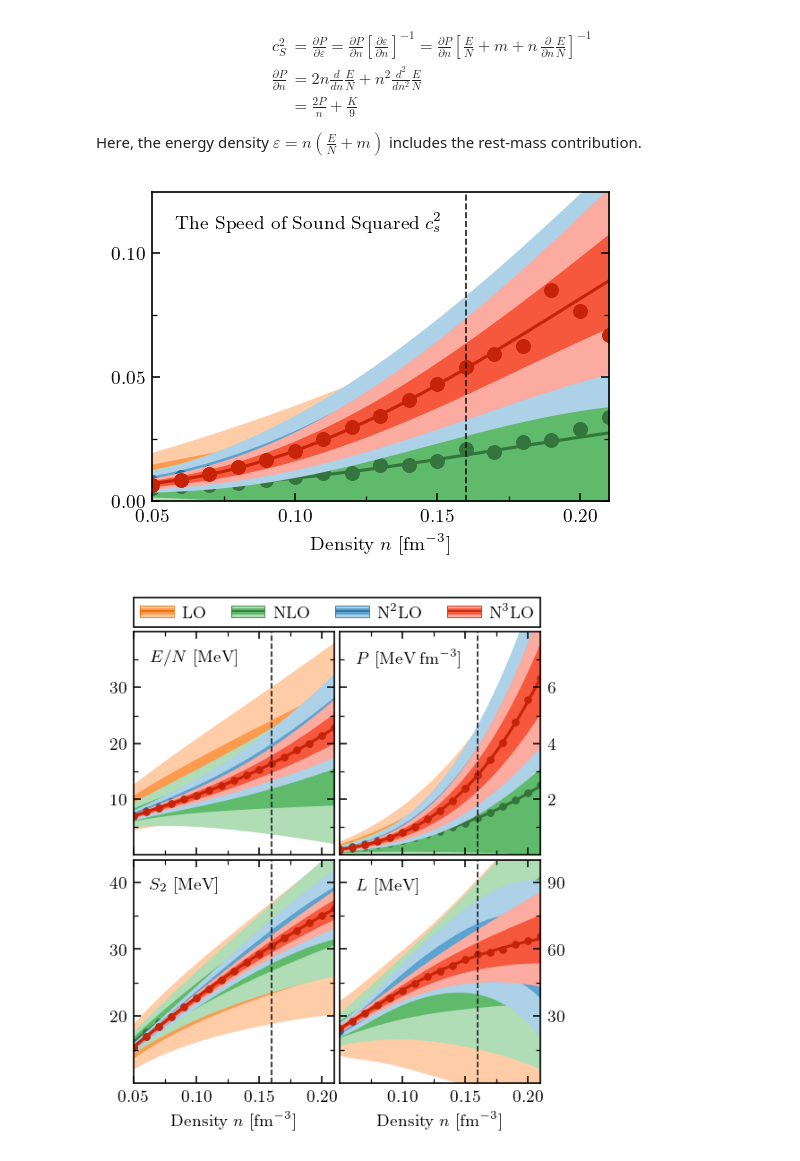
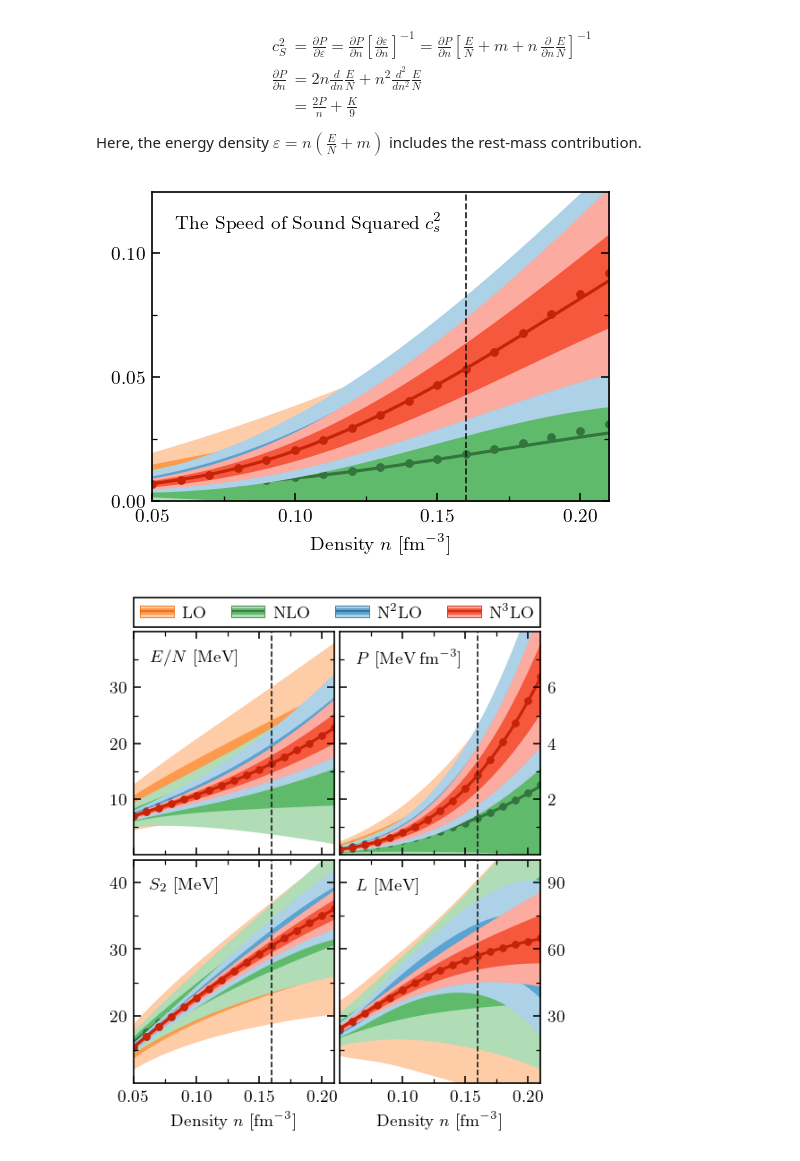
Before and after one commit to buqeye/nuclear-matter-convergence, a Jupyter notebook: analysis/derivatives-bands.ipynb, the cells around one changed output. Saved outputs shown, nothing was run; the diff lists cells and outputs as text; code cells hidden in the pictures.

```diff
--- a/analysis/derivatives-bands.ipynb
+++ b/analysis/derivatives-bands.ipynb
@@ -702,7 +751,7 @@ def plot_with_and_without_truncation(
 
 def plot_obs_vs_density(
     density, y, std, density_data=None, y_data=None, add_nsat=True, ax=None,
-    zorder=None, c='k', markersize=None, **kwargs
+    zorder=None, c='k', markersize=3, **kwargs
 ):
     if ax is None:
         fig, ax = plt.subplots(1, 2, sharey=True, sharex=True, figsize=(7, 3))
@@ -750,7 +799,8 @@ for i, n in enumerate(orders):
         obs_nuclear.get_std(order=n, deriv=0, include_trunc=False),
         obs_nuclear.get_std(order=n, deriv=0, include_trunc=True),
         density_data=density,
-        y_data=y_s_2_plus_3bf[:, i],
+#         y_data=y_s_2_plus_3bf[:, i],
+        y_data=obs_nuclear.poly_interp(order=n, deriv=0),
         axes=axes,
         color_68=colors[i],
         color_95=light_colors[i],
@@ -880,15 +932,22 @@ for i, n in enumerate(orders):
     pressure_n_std = np.sqrt(np.diag(pressure_n_cov))
 
     # Try both derivatives:
-#     pressure_finite_diff_n = compute_pressure(
+#     pressure_alt_diff_n = compute_pressure(
 #         obs_neutron.density,
 #         obs_neutron.kf,
 #         dE=obs_neutron.finite_difference(order=n, deriv=1, wrt_kf=True)
 #     )
-    pressure_finite_diff_n = compute_pressure(
+#     pressure_alt_diff_n = compute_pressure(
+#         obs_neutron.density,
+#         obs_neutron.kf,
+#         dE=obs_neutron.finite_difference(order=n, deriv=1, wrt_kf=False),
+#         wrt_kf=False
+#     )
+
+    pressure_alt_diff_n = compute_pressure(
         obs_neutron.density,
         obs_neutron.kf,
-        dE=obs_neutron.finite_difference(order=n, deriv=1, wrt_kf=False),
+        dE=obs_neutron.poly_interp(order=n, deriv=1, wrt_kf=False),
         wrt_kf=False
     )
 
@@ -903,7 +962,7 @@ for i, n in enumerate(orders):
         add_nsat=i==0,
         zorder=i/10,
         density_data=obs_neutron.density,
-        y_data=pressure_finite_diff_n,
+        y_data=pressure_alt_diff_n,
     )
 ax.set_title('Neutron Matter')
 ax.set_ylabel('Pressure $P$ [MeV\,fm$^{-3}$]');
@@ -1226,47 +1314,56 @@ for i, n in enumerate(orders):
     speed_of_sound_mean = np.nanmean(speed_of_sound_samples, axis=0)
     speed_of_sound_std = np.nanstd(speed_of_sound_samples, axis=0)
 
-    speed_of_sound_finite_diff = compute_speed_of_sound(
-        obs_neutron.density,
-        obs_neutron.kf,
-        E=obs_neutron.finite_difference(order=n, deriv=0, wrt_kf=True),
-        dE=obs_neutron.finite_difference(order=n, deriv=1, wrt_kf=True),
-        d2E=obs_neutron.finite_difference(order=n, deriv=2, wrt_kf=True),
-        mass=mass_neutron
-    )
-#     speed_of_sound_finite_diff = compute_speed_of_sound(
+#     speed_of_sound_alt_diff = compute_speed_of_sound(
+#         obs_neutron.density,
+#         obs_neutron.kf,
+#         E=obs_neutron.finite_difference(order=n, deriv=0, wrt_kf=True),
+#         dE=obs_neutron.finite_difference(order=n, deriv=1, wrt_kf=True),
+#         d2E=obs_neutron.finite_difference(order=n, deriv=2, wrt_kf=True),
+#         mass=mass_neutron
+#     )
+#     speed_of_sound_alt_diff = compute_speed_of_sound(
 #         obs_neutron.density,
 #         obs_neutron.kf,
 #         E=obs_neutron.finite_difference(order=n, deriv=0, wrt_kf=False),
 #         dE=obs_neutron.finite_difference(order=n, deriv=1, wrt_kf=False),
 #         d2E=obs_neutron.finite_difference(order=n, deriv=2, wrt_kf=False),
 #         mass=mass_neutron,
 #         wrt_kf=False,
 #     )
+    speed_of_sound_alt_diff = compute_speed_of_sound(
+        obs_neutron.density,
+        obs_neutron.kf,
+        E=obs_neutron.poly_interp(order=n, deriv=0, wrt_kf=False),
+        dE=obs_neutron.poly_interp(order=n, deriv=1, wrt_kf=False),
+        d2E=obs_neutron.poly_interp(order=n, deriv=2, wrt_kf=False),
+        mass=mass_neutron,
+        wrt_kf=False,
+    )
 
     plot_obs_vs_density(
         density_all,
         speed_of_sound_mean,
         speed_of_sound_std,
         ax=ax,
         color_68=colors[i],
         color_95=light_colors[i],
         c=dark_colors[i],
         add_nsat=i==0,
         zorder=i/10,
         density_data=obs_neutron.density,
-        y_data=speed_of_sound_finite_diff,
+        y_data=speed_of_sound_alt_diff,
 
     )
 ax.yaxis.set_major_locator(MultipleLocator(0.05))
 ax.yaxis.set_minor_locator(AutoMinorLocator(2))
 ax.set_ylim(0, 0.125)
 ax.tick_params(right=True, which='both')
 ax.text(0.05, 0.92, s='The Speed of Sound Squared $c_s^2$', transform=ax.transAxes, ha='left', va='top');
 fig.savefig('speed_of_sound')
 # ax.set_ylabel('Speed of Sound');
 # %% [output]
-[figure, old version]
+[figure, new version]
 # %%
 from matplotlib import legend_handler
 from matplotlib.legend_handler import HandlerLine2D
```
Also changed, not shown: parts of 19 cells of this notebook.
